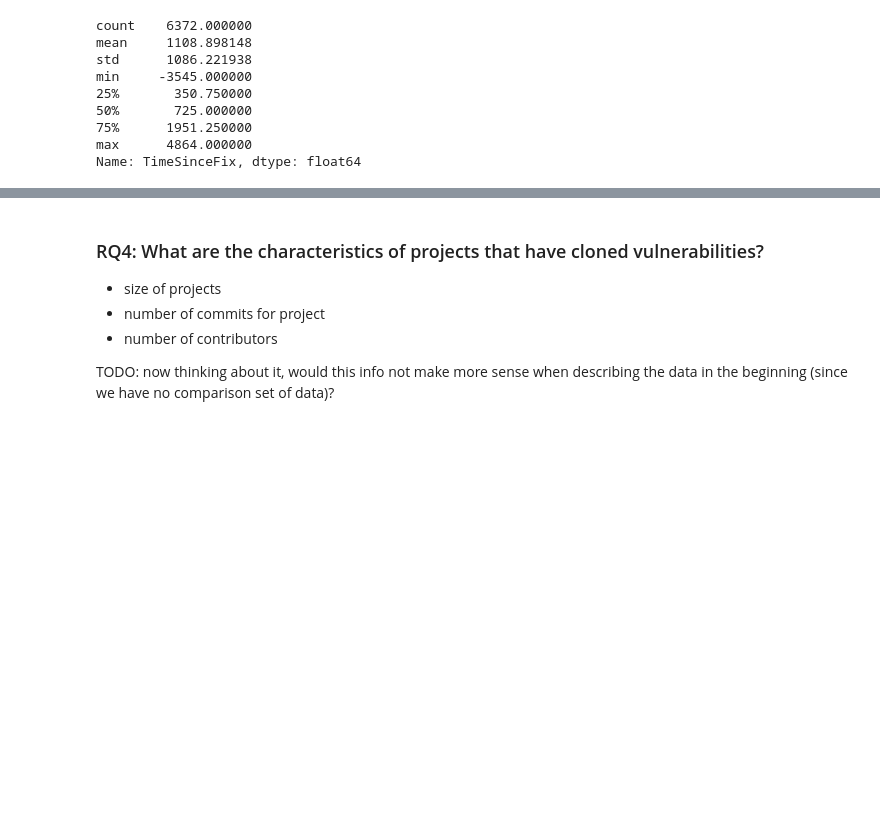
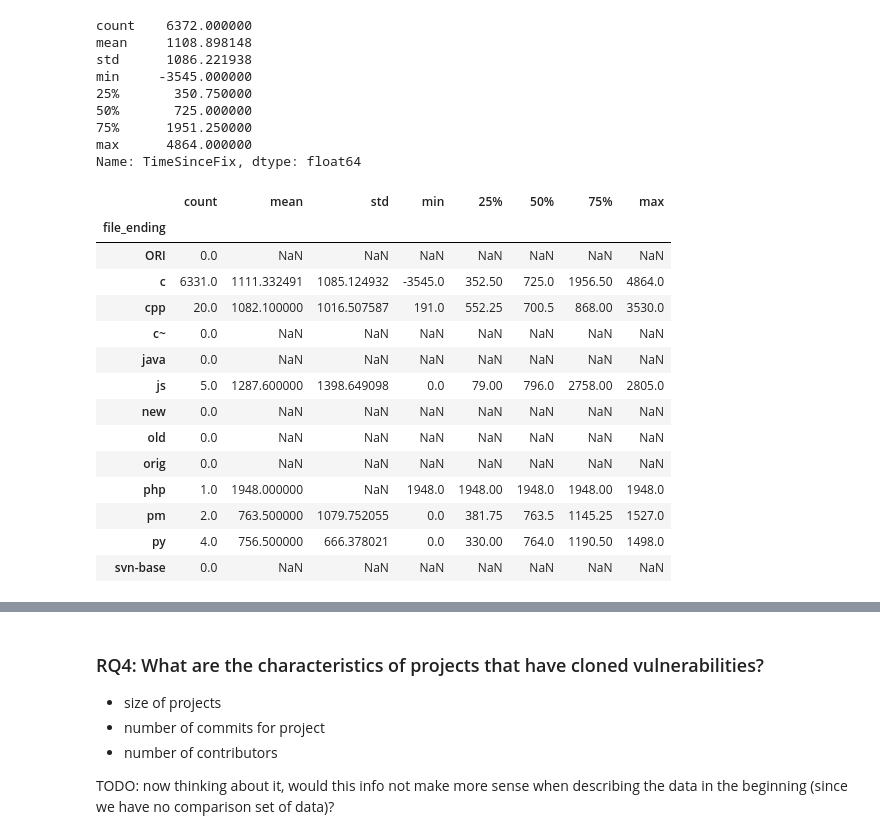
Before and after one commit to woc-hack/kjd, a Jupyter notebook: Data analysis.ipynb, the cells around one changed output, grey strips where cells are left out. Drawn from its saved outputs; the diff is of its cells as text; code cells hidden in the pictures; blank space fills up the shorter version.

```diff
--- a/Data analysis.ipynb
+++ b/Data analysis.ipynb
@@ -802,3 +802,21 @@ min     -3545.000000
 75%      1951.250000
 max      4864.000000
 Name: TimeSinceFix, dtype: float64
+# %%
+df.groupby('file_ending')['TimeSinceFix'].describe() # quite similar values!
+# %% [output]
+|  | count | mean | std | min | 25% | 50% | 75% | max |
+| file_ending |  |  |  |  |  |  |  |  |
+| ORI | 0.0 | NaN | NaN | NaN | NaN | NaN | NaN | NaN |
+| c | 6331.0 | 1111.332491 | 1085.124932 | -3545.0 | 352.50 | 725.0 | 1956.50 | 4864.0 |
+| cpp | 20.0 | 1082.100000 | 1016.507587 | 191.0 | 552.25 | 700.5 | 868.00 | 3530.0 |
+| c~ | 0.0 | NaN | NaN | NaN | NaN | NaN | NaN | NaN |
+| java | 0.0 | NaN | NaN | NaN | NaN | NaN | NaN | NaN |
+| js | 5.0 | 1287.600000 | 1398.649098 | 0.0 | 79.00 | 796.0 | 2758.00 | 2805.0 |
+| new | 0.0 | NaN | NaN | NaN | NaN | NaN | NaN | NaN |
+| old | 0.0 | NaN | NaN | NaN | NaN | NaN | NaN | NaN |
+| orig | 0.0 | NaN | NaN | NaN | NaN | NaN | NaN | NaN |
+| php | 1.0 | 1948.000000 | NaN | 1948.0 | 1948.00 | 1948.0 | 1948.00 | 1948.0 |
+| pm | 2.0 | 763.500000 | 1079.752055 | 0.0 | 381.75 | 763.5 | 1145.25 | 1527.0 |
+| py | 4.0 | 756.500000 | 666.378021 | 0.0 | 330.00 | 764.0 | 1190.50 | 1498.0 |
+| svn-base | 0.0 | NaN | NaN | NaN | NaN | NaN | NaN | NaN |
```
Also changed, not shown: parts of 32 cells of this notebook.
